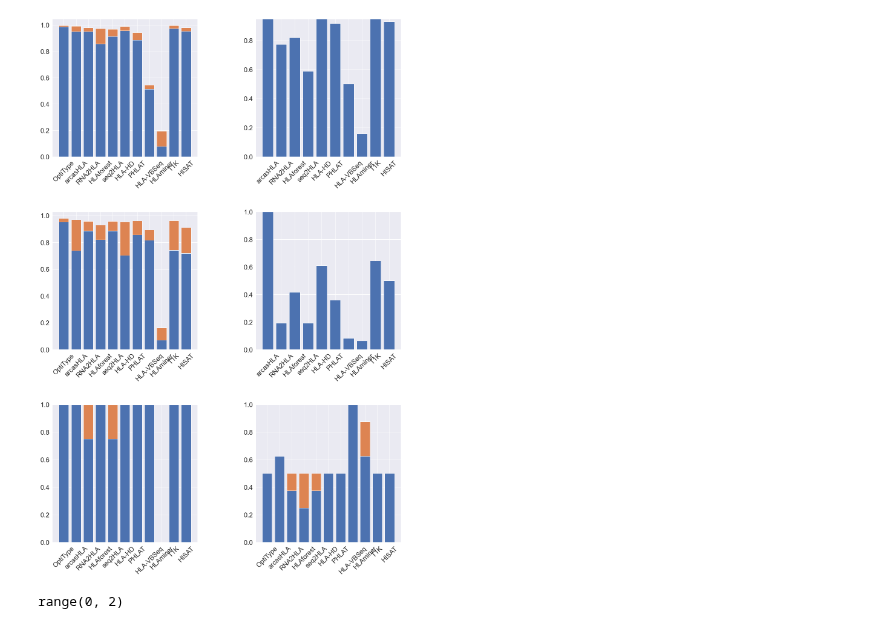
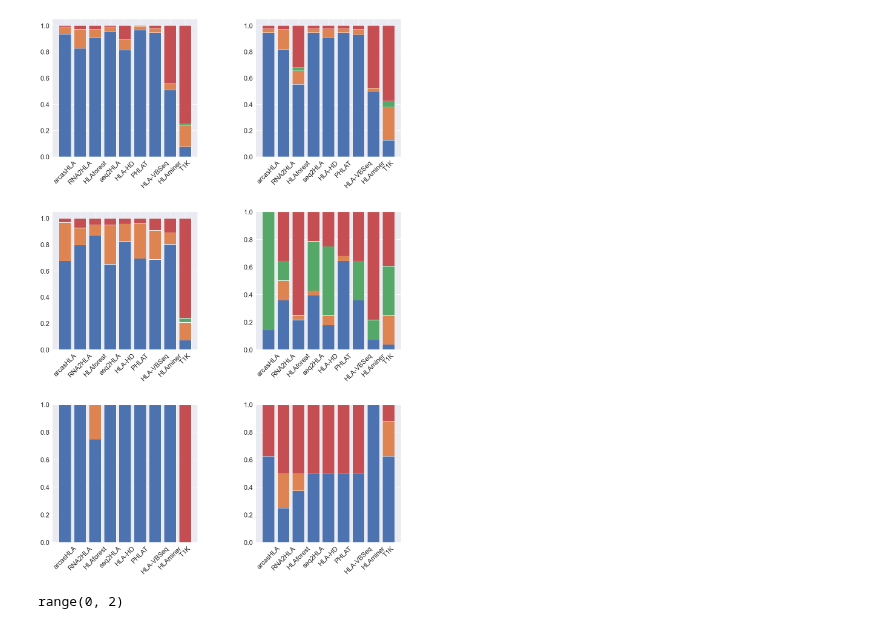
Before and after one commit to ydottie/hlaproject, a Jupyter notebook: notebooks/accuracy_per_dataset.ipynb, the cells around one changed output. Saved outputs shown, nothing was run; the diff lists cells and outputs as text; code cells hidden in the pictures.

Commit message:
bug fixes, add no-call category

```diff
--- a/notebooks/accuracy_per_dataset.ipynb
+++ b/notebooks/accuracy_per_dataset.ipynb
@@ -6,10 +6,13 @@ import seaborn as sns
 from utils import *
 # %%
 data = list()
-tools=["optitype","arcas","rna2hla","hlaforest","seq2hla","hlahd","phlat","hlavbseq",'hlaminer',"T1K", "hisat"]
+no_call_data = []
+tools=["arcas","hlaforest","seq2hla","hlahd","phlat","T1K", "hisat","hlavbseq",'hlaminer'] # optitype excluded bc only class I
 #datasets=["1","d2","d3","d4","d5","d6"]
 for t in tools:
     total = []
+    no_call=[]
+
     for d in range(1,7):
         gs=pd.read_csv("../datasets/"+str(d)+"_gs.csv")
         pre=pd.read_csv("../results/standard/"+str(t)+"_d"+str(d)+".csv")
@@ -21,7 +24,9 @@ for t in tools:
             pre[target].fillna(pre[gene], inplace=True)
 
         ret=compute_matches(pre,gs)
-        print(t,"d"+str(d),ret)
-        total.append(ret)
+        print(t,"d"+str(d),ret[:3],ret[3])
+        total.append(ret[:3])
+        no_call.append(ret[3])
     data.append(total)
+    no_call_data.append(no_call)
 # %% [output]
@@ -60,0 +66,3 @@ df
+# %%
+no_call_data = np.array(no_call_data)
+no_call_data
@@ -61,36 +79,43 @@ df
 # %%
 sns.set_context("paper")
 sns.color_palette("pastel")
 sns.set(font_scale=2)
 
-labels=["OptiType","arcasHLA","RNA2HLA","HLAforest","seq2HLA","HLA-HD","PHLAT","HLA-VBSeq","HLAminer","T1K", "HISAT"]
+labels=["arcasHLA","RNA2HLA","HLAforest","seq2HLA","HLA-HD","PHLAT","HLA-VBSeq","HLAminer","T1K", "HISAT"]
 
 fig, ax = plt.subplots(3, 2,figsize=(20, 30))
 
 idx = 1
 
 for r in range(3):
     for c in range(2):
         dat = df.iloc[idx]
         dat =np.array([np.array(x) for x in dat])
+        nocall_dat = no_call_data[:,idx-1]
         idx = idx+1
 
-        fourdig = np.sum(dat[:,2],axis=1)/np.sum(np.sum(dat,axis=1),axis=1)
-        twodig = np.sum(dat[:,1],axis=1)/np.sum(np.sum(dat,axis=1),axis=1)
+        total = (np.sum(np.sum(dat,axis=1),axis=1)+nocall_dat)
+
+        fourdig = np.sum(dat[:,2],axis=1)/total
+        twodig = np.sum(dat[:,1],axis=1)/total
+        nocall = nocall_dat/total
+        miscall = 1-fourdig-twodig-nocall
 
         ax[r][c].bar(tools,fourdig)
         ax[r][c].bar(tools,twodig,bottom=fourdig)
+        ax[r][c].bar(tools,nocall,bottom=twodig+fourdig)
+        ax[r][c].bar(tools,miscall,bottom=twodig+fourdig+nocall)
 
         ax[r][c].set_xticklabels(labels = labels, rotation = 45)
 
 plt.subplots_adjust(left=0.1,
             bottom=0.1,
             right=0.9,
             top=0.9,
             wspace=0.4,
             hspace=0.4)
 # %% [output]
-[figure, old version]
+[figure, new version]
 # %%
 # %% [output]
 range(0, 2)
```
Also changed, not shown: parts of 3 cells of this notebook, 1 other file.
